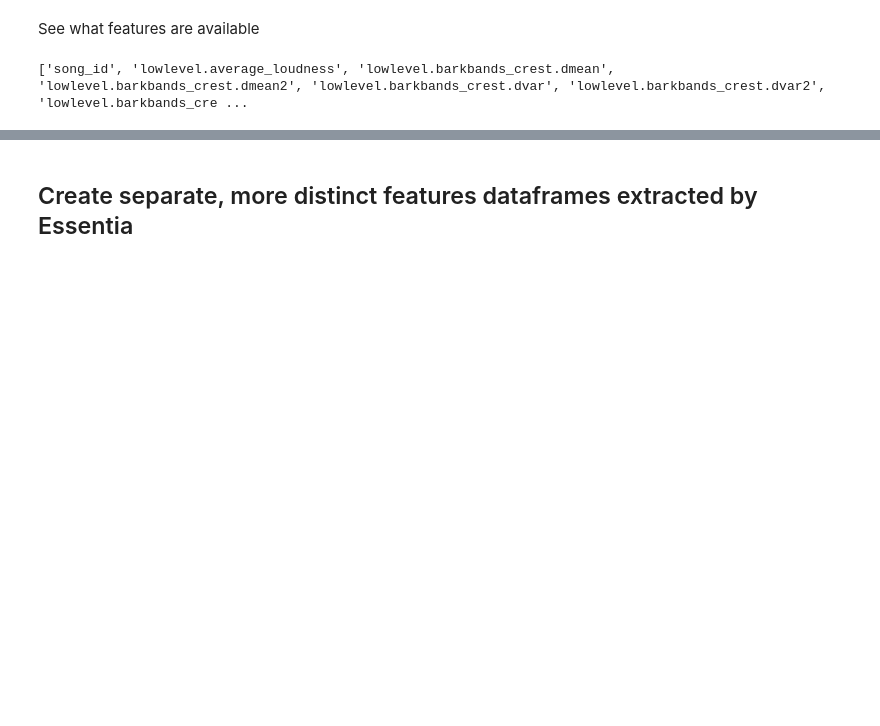
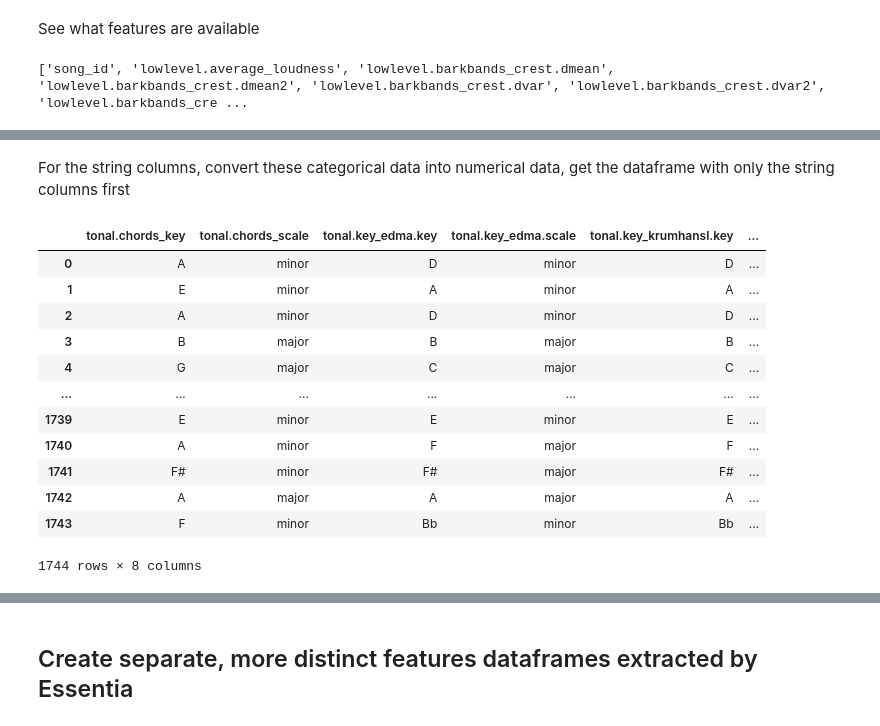
Before and after one commit to Fe-56/CDeeS, a Jupyter notebook: notebooks/deam/deam_preprocessing.ipynb, the cells around one changed output, grey strips where cells are left out. Drawn from its saved outputs; the diff is of its cells as text; code cells hidden in the pictures; blank space fills up the shorter version.

```diff
--- a/notebooks/deam/deam_preprocessing.ipynb
+++ b/notebooks/deam/deam_preprocessing.ipynb
@@ -200,0 +213,4 @@ print(df_essentia_features.columns.to_list())
+# %%
+metadata_columns = [col for col in df_essentia_features.columns if 'metadata' in col]
+df_essentia_features = df_essentia_features.drop(columns=metadata_columns)
+df_essentia_features
@@ -200,0 +233,3 @@ print(df_essentia_features.columns.to_list())
+# %%
+pd.set_option('display.max_columns', None)
+df_essentia_features.select_dtypes(exclude=['int64', 'float64'])
@@ -200,0 +258,17 @@ print(df_essentia_features.columns.to_list())
+# %%
+pd.reset_option('display.max_columns')
+
+string_columns = ['tonal.chords_key',
+                  'tonal.chords_scale',
+                  'tonal.key_edma.key',
+                  'tonal.key_edma.scale',
+                  'tonal.key_krumhansl.key',
+                  'tonal.key_krumhansl.scale',
+                  'tonal.key_temperley.key',
+                  'tonal.key_temperley.scale'
+                  ]
+
+df_essentia_features_ndarray_columns = df_essentia_features.select_dtypes(exclude=['int64', 'float64'])
+ndarray_columns = df_essentia_features_ndarray_columns.columns.difference(string_columns)
+df_essentia_features_ndarray_columns = df_essentia_features_ndarray_columns[ndarray_columns]
+df_essentia_features_ndarray_columns
@@ -200,0 +455,19 @@ print(df_essentia_features.columns.to_list())
+# %% [markdown]
+For the string columns, convert these categorical data into numerical data, get the dataframe with only the string columns first
+# %%
+df_essentia_features_string_columns = df_essentia_features[string_columns]
+df_essentia_features_string_columns
+# %% [output]
+|  | tonal.chords_key | tonal.chords_scale | tonal.key_edma.key | tonal.key_edma.scale | tonal.key_krumhansl.key | ... |
+| 0 | A | minor | D | minor | D | ... |
+| 1 | E | minor | A | minor | A | ... |
+| 2 | A | minor | D | minor | D | ... |
+| 3 | B | major | B | major | B | ... |
+| 4 | G | major | C | major | C | ... |
+| ... | ... | ... | ... | ... | ... | ... |
+| 1739 | E | minor | E | minor | E | ... |
+| 1740 | A | minor | F | major | F | ... |
+| 1741 | F# | minor | F# | major | F# | ... |
+| 1742 | A | major | A | major | A | ... |
+| 1743 | F | minor | Bb | minor | Bb | ... |
+1744 rows × 8 columns
```
Also changed, not shown: parts of 45 cells of this notebook.
